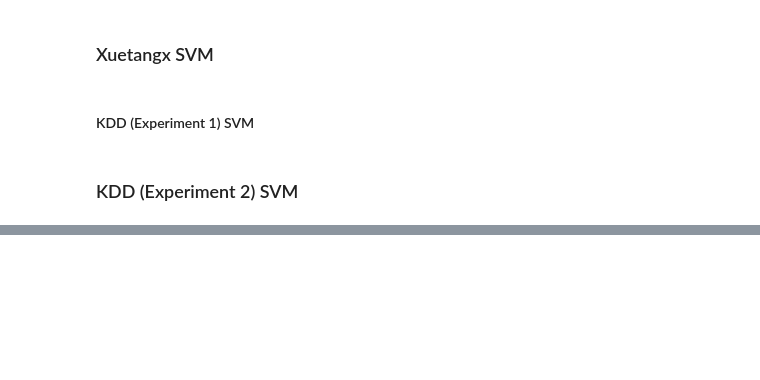
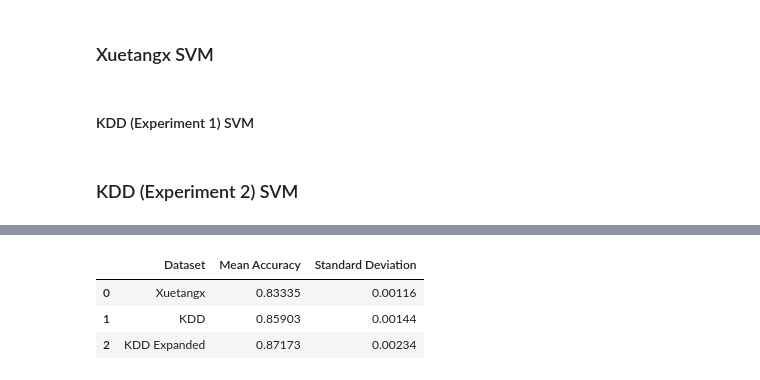
Before and after one commit to chance-roberts/DATA6550-Reproducibility, a Jupyter notebook: Code/Roberts/RobertsC_Code.ipynb, the cells around one changed output, grey strips where cells are left out. Cells and saved outputs as stored; diff of their text form; code cells hidden in the pictures; blank space fills up the shorter version.

```diff
--- a/Code/Roberts/RobertsC_Code.ipynb
+++ b/Code/Roberts/RobertsC_Code.ipynb
@@ -898,0 +936,20 @@ kdd_expanded_svm_df.to_csv(os.path.join(folder_path, 'kdd_expanded_svm_results.c
+# %%
+#Read in the results from the CSV files
+folder_path = '../../Analysis/SVM_Results'
+xuetangx_svm_df = pd.read_csv(os.path.join(folder_path, 'xuetangx_svm_results.csv'))
+kdd_svm_df = pd.read_csv(os.path.join(folder_path, 'kdd_svm_results.csv'))
+kdd_expanded_svm_df = pd.read_csv(os.path.join(folder_path, 'kdd_expanded_svm_results.csv'))
+# %%
+#Create a new DataFrame to store the mean accuracy and standard deviation for each classifier
+svm_results_df = pd.DataFrame({
+    'Dataset': ['Xuetangx', 'KDD', 'KDD Expanded'],
+    'Mean Accuracy': [xuetangx_svm_df['Mean Accuracy'][0], kdd_svm_df['Mean Accuracy'][0], kdd_expanded_svm_df['Mean Accuracy'][0]],
+    'Standard Deviation': [xuetangx_svm_df['SD'][0], kdd_svm_df['SD'][0], kdd_expanded_svm_df['SD'][0]]
+})
+# %%
+svm_results_df
+# %% [output]
+|  | Dataset | Mean Accuracy | Standard Deviation |
+| 0 | Xuetangx | 0.83335 | 0.00116 |
+| 1 | KDD | 0.85903 | 0.00144 |
+| 2 | KDD Expanded | 0.87173 | 0.00234 |
```
Also changed, not shown: parts of 5 cells of this notebook.
